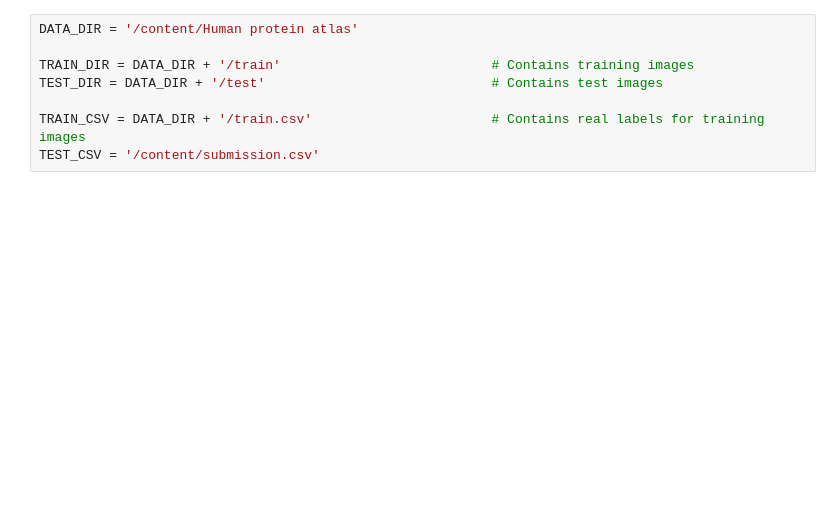
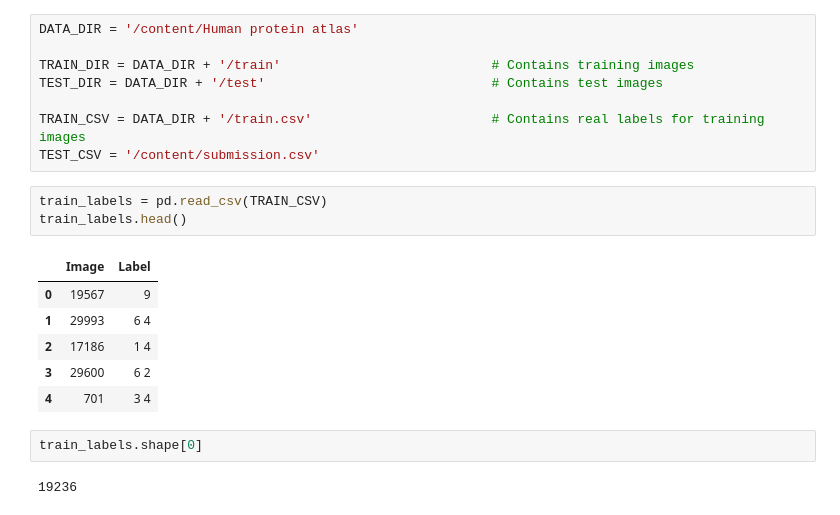
Before and after one commit to aaekay/KaggleComp, a Jupyter notebook: Tensorflow_model_human_protein.ipynb, the cells around one changed output. Cells and saved outputs as stored; diff of their text form; blank space fills up the shorter version.

```diff
--- a/Tensorflow_model_human_protein.ipynb
+++ b/Tensorflow_model_human_protein.ipynb
@@ -33,3 +76,17 @@ TEST_DIR = DATA_DIR + '/test'                             # Contains test images
 
 TRAIN_CSV = DATA_DIR + '/train.csv'                       # Contains real labels for training images
 TEST_CSV = '/content/submission.csv'
+# %%
+train_labels = pd.read_csv(TRAIN_CSV)
+train_labels.head()
+# %% [output]
+|  | Image | Label |
+| 0 | 19567 | 9 |
+| 1 | 29993 | 6 4 |
+| 2 | 17186 | 1 4 |
+| 3 | 29600 | 6 2 |
+| 4 | 701 | 3 4 |
+# %%
+train_labels.shape[0]
+# %% [output]
+19236
```
Also changed, not shown: parts of 9 cells of this notebook.
